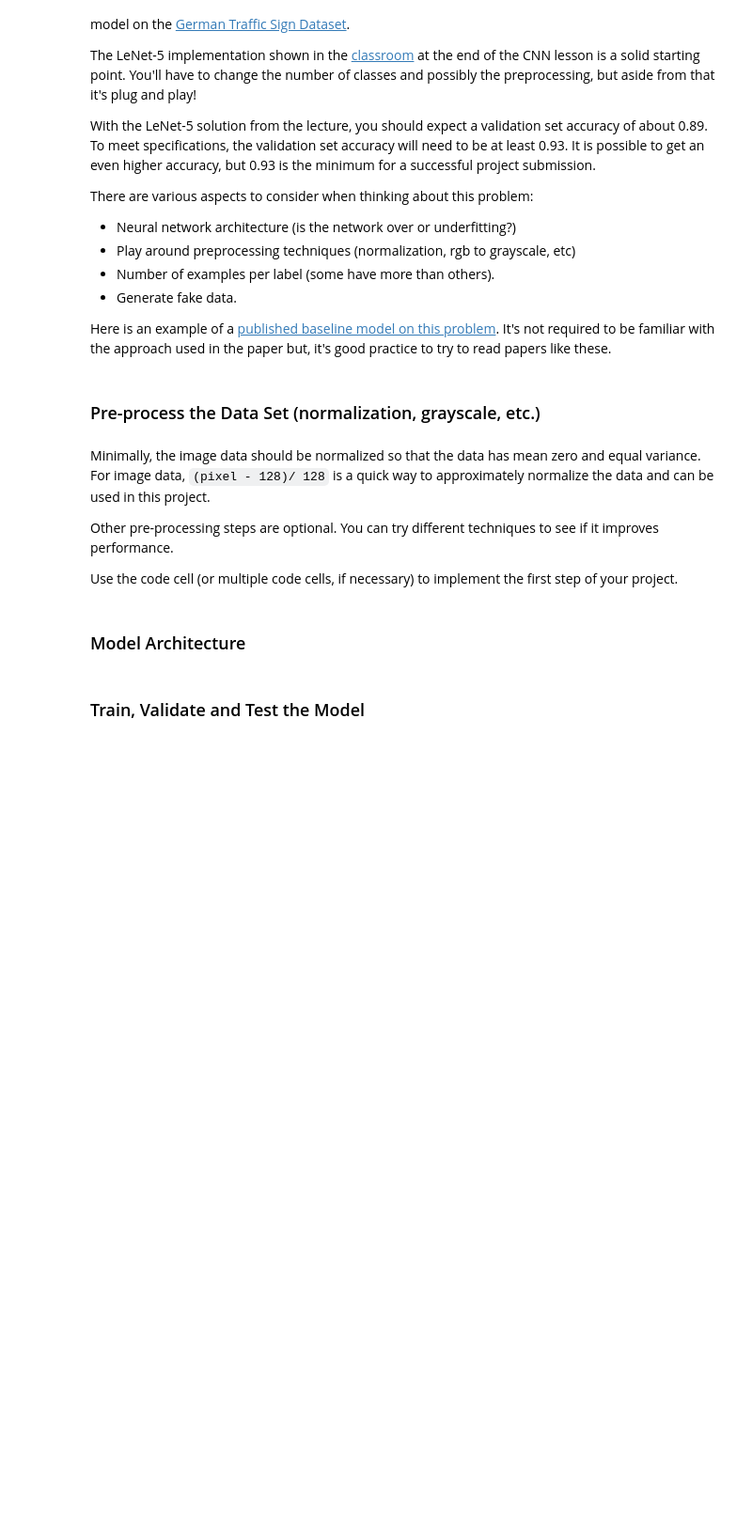
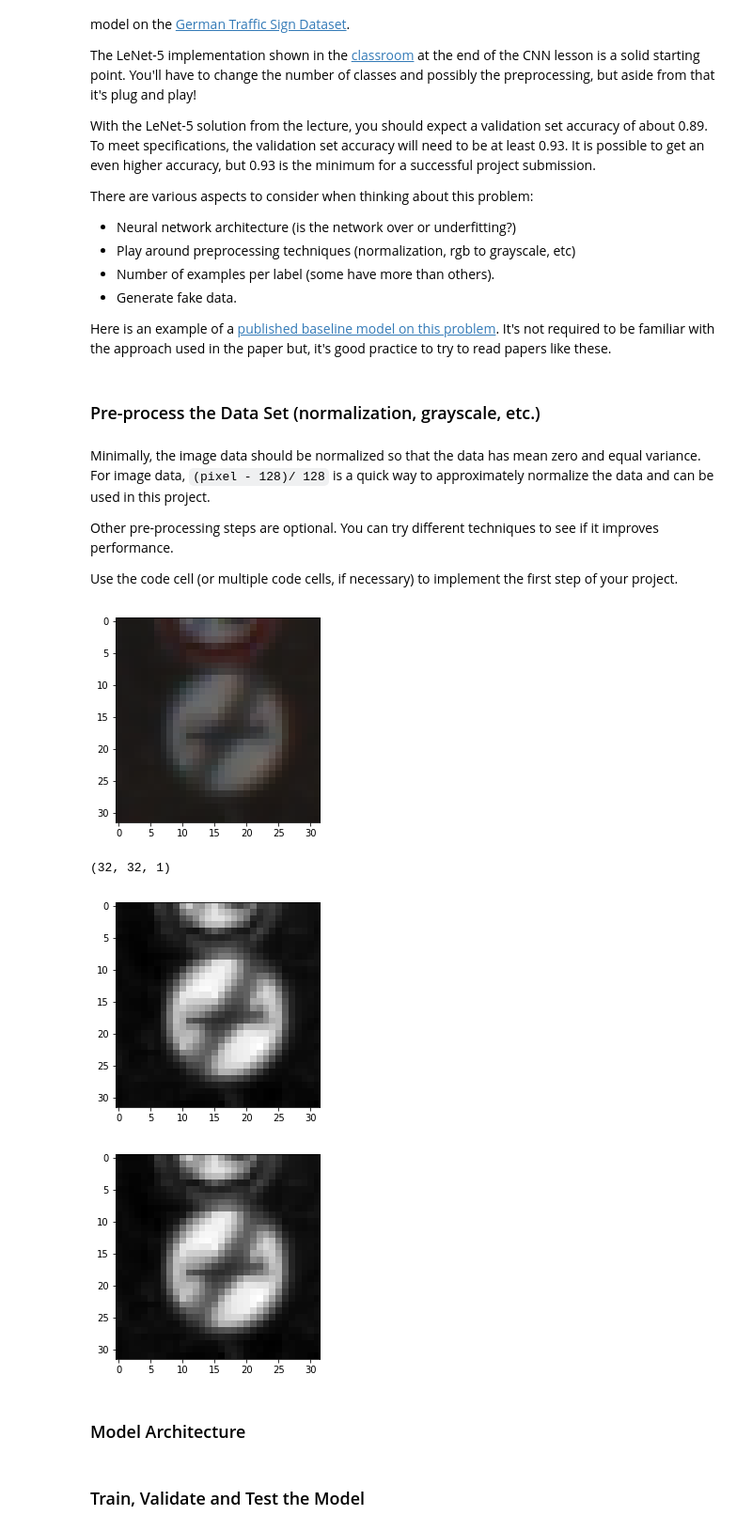
Before and after one commit to jakubkid/trafficSign, a Jupyter notebook: Traffic_Sign_Classifier.ipynb, the cells around one changed output. Shown at 94% size. Cells and saved outputs as stored; diff of their text form; code cells hidden in the pictures; blank space fills up the shorter version.

```diff
--- a/Traffic_Sign_Classifier.ipynb
+++ b/Traffic_Sign_Classifier.ipynb
@@ -155,36 +155,63 @@ X_valid = (X_valid-128.0)/128.0
 X_test = (X_test-128.0)/128.0
 '''
 ''' normalized gray
 def rgb2gray(rgb):
     return np.expand_dims(np.dot(rgb[...,:3], [0.299, 0.587, 0.114]), axis=3)
 X_trainGray = rgb2gray(X_train)
 X_validGray = rgb2gray(X_valid)
 X_testGray = rgb2gray(X_test)
 for i in range(len(X_train)):
     X_trainGray[i,:,:,0] = (X_trainGray[i,:,:,0]*(255/X_trainGray[i,:,:,0].max())).astype(int)
 for i in range(len(X_valid)):
     X_validGray[i,:,:,0] = (X_validGray[i,:,:,0]*(255/X_validGray[i,:,:,0].max())).astype(int)
 for i in range(len(X_test)):
     X_testGray[i,:,:,0] = (X_testGray[i,:,:,0]*(255/X_testGray[i,:,:,0].max())).astype(int)
 X_trainGray = (X_trainGray-128.0)/128.0
 X_validGray = (X_validGray-128.0)/128.0
 X_testGray = (X_testGray-128.0)/128.0
 '''
 ''' Gray
 def rgb2gray(rgb):
     return np.expand_dims(np.dot(rgb[...,:3], [0.299, 0.587, 0.114]), axis=3)
 X_trainGray = rgb2gray(X_train)
 X_validGray = rgb2gray(X_valid)
 X_testGray = rgb2gray(X_test)
 X_trainGray = (X_trainGray-128.0)/128.0
 X_validGray = (X_validGray-128.0)/128.0
 X_testGray = (X_testGray-128.0)/128.0
 '''
 from sklearn.utils import shuffle
 import numpy as np
-X_train = (X_train-128.0)/128.0
-X_valid = (X_valid-128.0)/128.0
-X_test = (X_test-128.0)/128.0
+def rgb2gray(rgb):
+    return np.expand_dims(np.dot(rgb[...,:3], [0.299, 0.587, 0.114]), axis=3)
+X_trainGray = rgb2gray(X_train)
+X_validGray = rgb2gray(X_valid)
+X_testGray = rgb2gray(X_test)
+plt.imshow(X_train[0])
+plt.show()
+print(X_trainGray[0].shape)
+plt.imshow(np.squeeze(X_trainGray[0]), cmap='gray')
+plt.show()
+for i in range(len(X_train)):
+    X_trainGray[i,:,:,0] = (X_trainGray[i,:,:,0]*(255/X_trainGray[i,:,:,0].max())).astype(int)
+for i in range(len(X_valid)):
+    X_validGray[i,:,:,0] = (X_validGray[i,:,:,0]*(255/X_validGray[i,:,:,0].max())).astype(int)
+for i in range(len(X_test)):
+    X_testGray[i,:,:,0] = (X_testGray[i,:,:,0]*(255/X_testGray[i,:,:,0].max())).astype(int)
+plt.imshow(np.squeeze(X_trainGray[0]), cmap='gray')
+plt.show()
+X_trainGray = (X_trainGray-128.0)/128.0
+X_validGray = (X_validGray-128.0)/128.0
+X_testGray = (X_testGray-128.0)/128.0
+
+X_train = X_trainGray
+X_valid = X_validGray
+X_test = X_testGray
+# %% [output]
+[figure, added]
+(32, 32, 1)
+[figure, added]
+[figure, added]
 # %% [markdown]
 ### Model Architecture
 # %%
```
Also changed, not shown: parts of 9 cells of this notebook, 5 other files.
